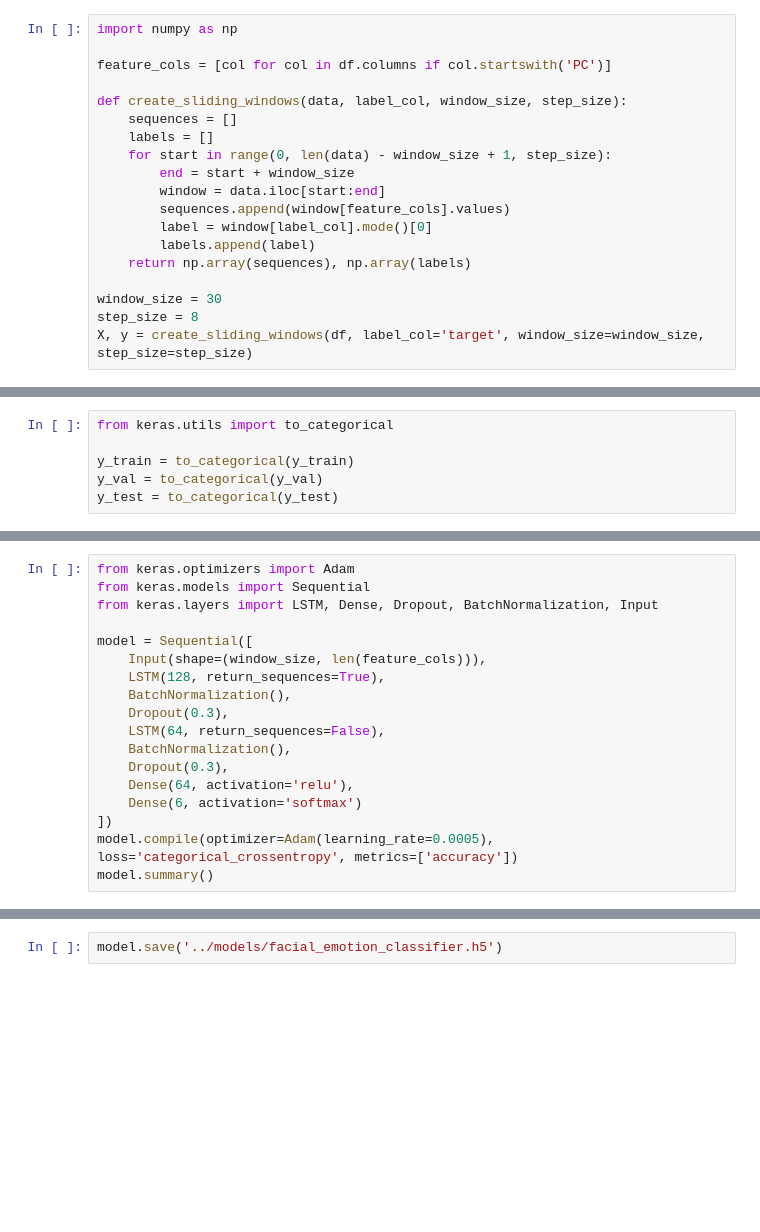
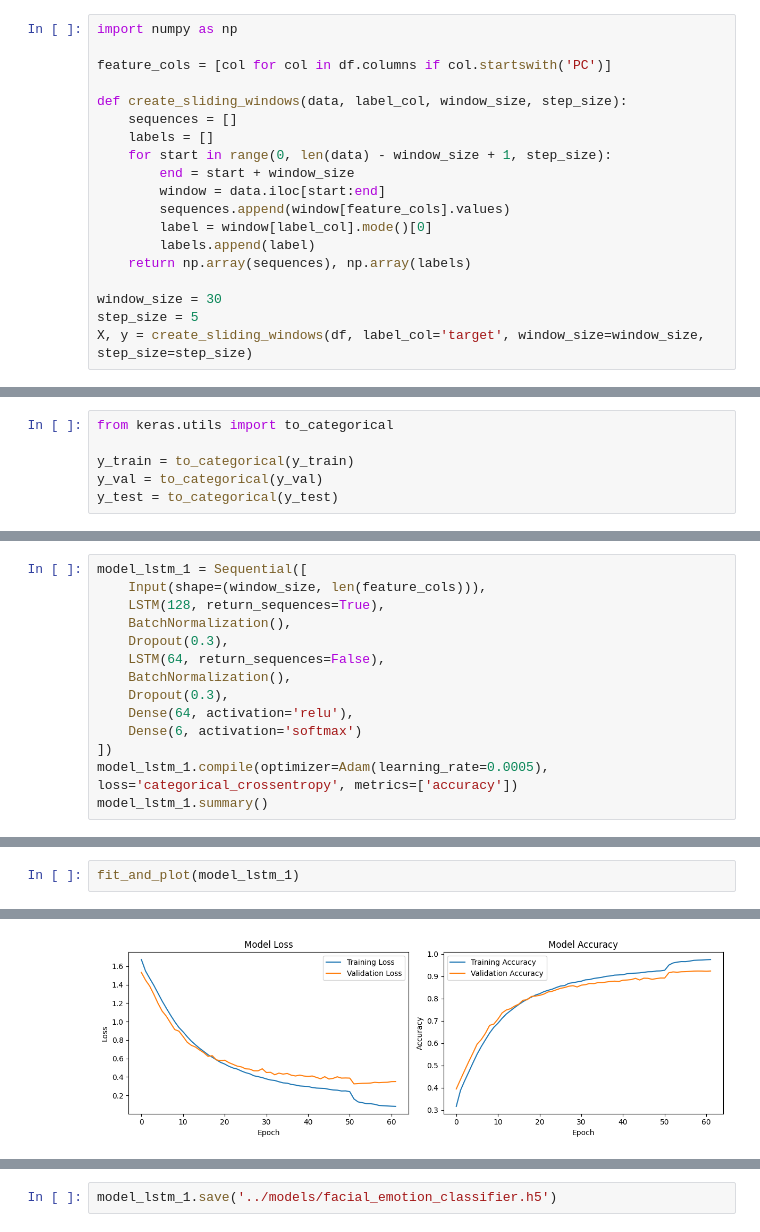
Before and after one commit to MekhyW/Facial-Emotion-Classification-2, a Jupyter notebook: notebooks/model.ipynb, the cells around one changed output, grey strips where cells are left out. Cells and saved outputs as stored; diff of their text form; blank space fills up the shorter version.

```diff
--- a/notebooks/model.ipynb
+++ b/notebooks/model.ipynb
@@ -28,7 +28,7 @@ def create_sliding_windows(data, label_col, window_size, step_size):
     return np.array(sequences), np.array(labels)
 
 window_size = 30
-step_size = 8
+step_size = 5
 X, y = create_sliding_windows(df, label_col='target', window_size=window_size, step_size=step_size)
 # %%
 from sklearn.model_selection import train_test_split
@@ -52,9 +103,5 @@ y_test = to_categorical(y_test)
 # %%
-from keras.optimizers import Adam
-from keras.models import Sequential
-from keras.layers import LSTM, Dense, Dropout, BatchNormalization, Input
-
-model = Sequential([
+model_lstm_1 = Sequential([
     Input(shape=(window_size, len(feature_cols))),
     LSTM(128, return_sequences=True),
     BatchNormalization(),
@@ -65,6 +112,6 @@ model = Sequential([
     Dense(64, activation='relu'),
     Dense(6, activation='softmax')
 ])
-model.compile(optimizer=Adam(learning_rate=0.0005), loss='categorical_crossentropy', metrics=['accuracy'])
-model.summary()
+model_lstm_1.compile(optimizer=Adam(learning_rate=0.0005), loss='categorical_crossentropy', metrics=['accuracy'])
+model_lstm_1.summary()
 # %% [output]
@@ -163,0 +135,3 @@ plt.show()
+# %%
+fit_and_plot(model_lstm_1)
+# %% [output]
@@ -163,0 +155 @@ plt.show()
+[figure, added]
@@ -164,2 +160,2 @@ plt.show()
 # %%
-model.save('../models/facial_emotion_classifier.h5')
+model_lstm_1.save('../models/facial_emotion_classifier.h5')
```
Also changed, not shown: parts of 15 cells of this notebook, 1 other file.
